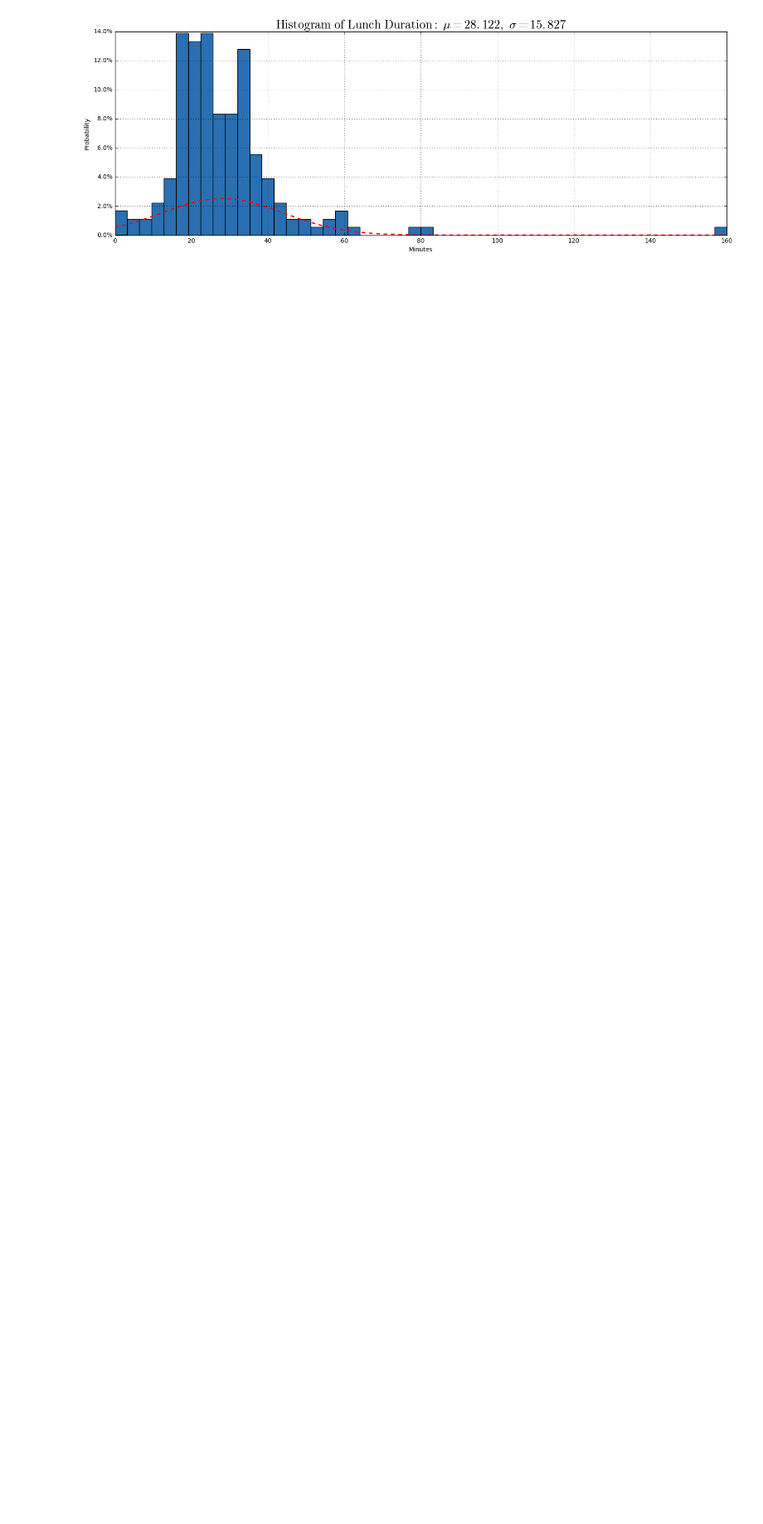
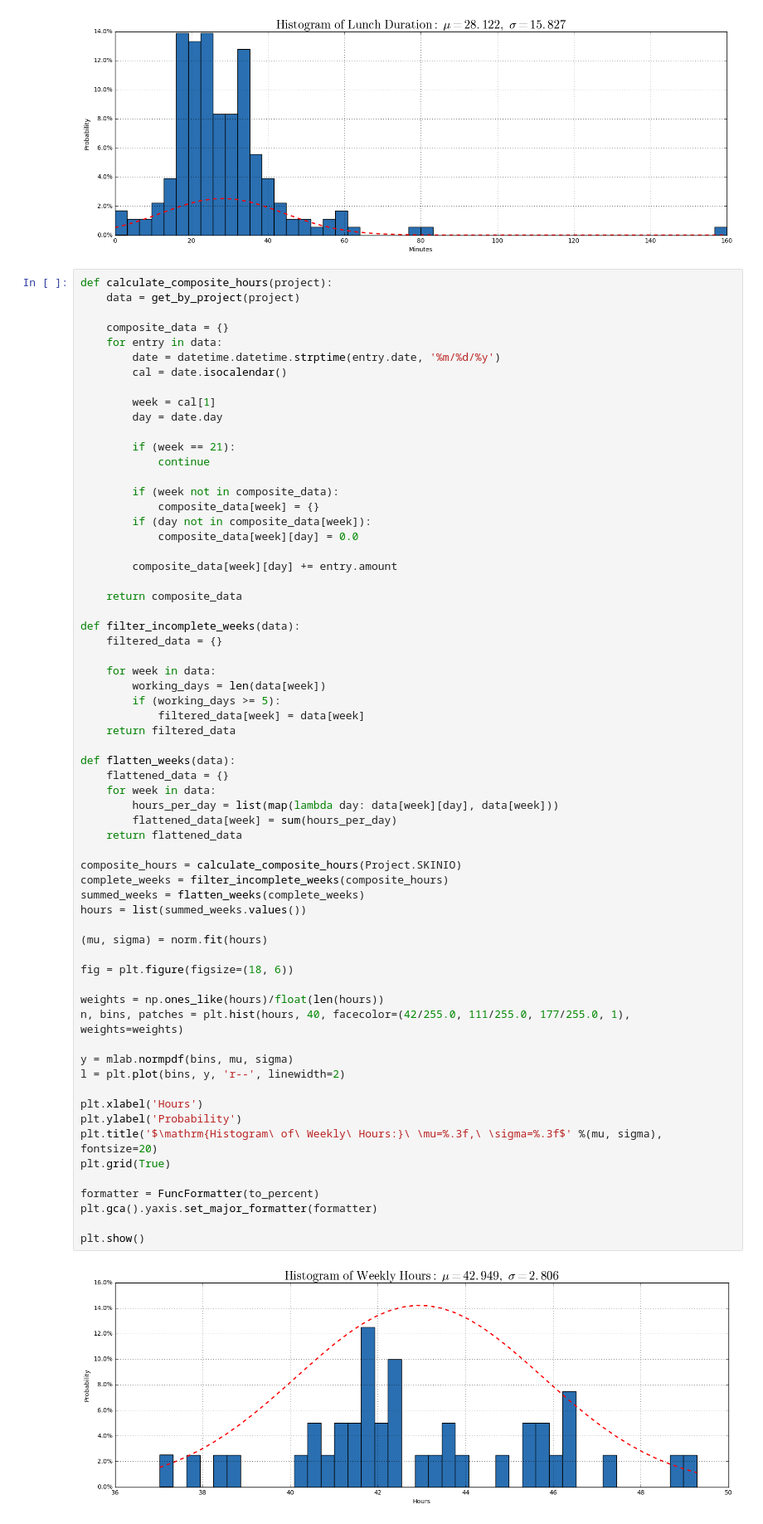
Before and after one commit to Tornquist/2017-Analysis, a Jupyter notebook: 2017 Analysis.ipynb, the cells around one changed output. Shown at 83% size. Saved outputs shown, nothing was run; the diff lists cells and outputs as text; blank space fills up the shorter version.

Commit message:
Complete Average Work Hours/Week breakdowns

```diff
--- a/2017 Analysis.ipynb
+++ b/2017 Analysis.ipynb
@@ -342,3 +343,69 @@ plt.gca().yaxis.set_major_formatter(formatter)
 plt.show()
 # %% [output]
 [figure]
+# %%
+def calculate_composite_hours(project):
+    data = get_by_project(project)
+
+    composite_data = {}
+    for entry in data:
+        date = datetime.datetime.strptime(entry.date, '%m/%d/%y')
+        cal = date.isocalendar()
+
+        week = cal[1]
+        day = date.day
+
+        if (week == 21):
+            continue
+
+        if (week not in composite_data):
+            composite_data[week] = {}
+        if (day not in composite_data[week]):
+            composite_data[week][day] = 0.0
+
+        composite_data[week][day] += entry.amount
+
+    return composite_data
+
+def filter_incomplete_weeks(data):
+    filtered_data = {}
+
+    for week in data:
+        working_days = len(data[week])
+        if (working_days >= 5):
+            filtered_data[week] = data[week]
+    return filtered_data
+
+def flatten_weeks(data):
+    flattened_data = {}
+    for week in data:
+        hours_per_day = list(map(lambda day: data[week][day], data[week]))
+        flattened_data[week] = sum(hours_per_day)
+    return flattened_data
+
+composite_hours = calculate_composite_hours(Project.SKINIO)
+complete_weeks = filter_incomplete_weeks(composite_hours)
+summed_weeks = flatten_weeks(complete_weeks)
+hours = list(summed_weeks.values())
+
+(mu, sigma) = norm.fit(hours)
+
+fig = plt.figure(figsize=(18, 6))
+
+weights = np.ones_like(hours)/float(len(hours))
+n, bins, patches = plt.hist(hours, 40, facecolor=(42/255.0, 111/255.0, 177/255.0, 1), weights=weights)
+
+y = mlab.normpdf(bins, mu, sigma)
+l = plt.plot(bins, y, 'r--', linewidth=2)
+
+plt.xlabel('Hours')
+plt.ylabel('Probability')
+plt.title('$\mathrm{Histogram\ of\ Weekly\ Hours:}\ \mu=%.3f,\ \sigma=%.3f$' %(mu, sigma), fontsize=20)
+plt.grid(True)
+
+formatter = FuncFormatter(to_percent)
+plt.gca().yaxis.set_major_formatter(formatter)
+
+plt.show()
+# %% [output]
+[figure, added]
```
Also changed, not shown: parts of 4 cells of this notebook.
